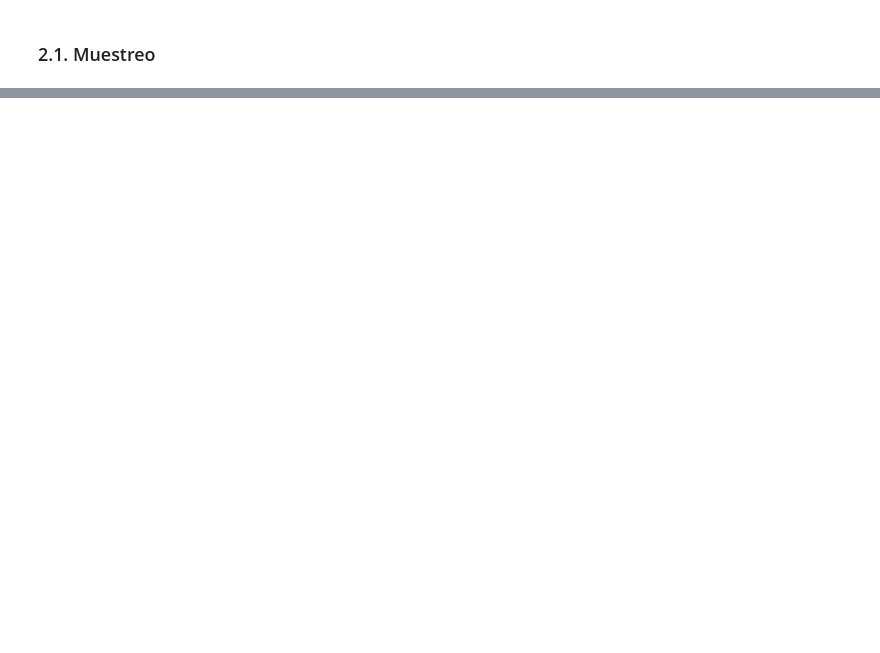
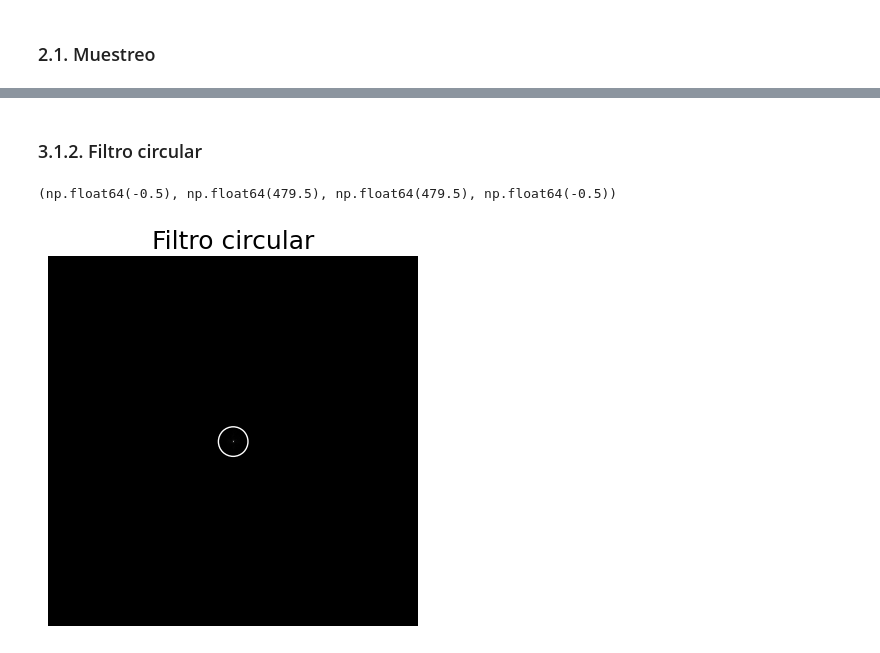
Before and after one commit to Miguel-Perdomo/fourier-optics, a Jupyter notebook: talleres/taller1/notebooks/taller01.ipynb, the cells around one changed output, grey strips where cells are left out. Cells and saved outputs as stored; diff of their text form; code cells hidden in the pictures; blank space fills up the shorter version.

```diff
--- a/talleres/taller1/notebooks/taller01.ipynb
+++ b/talleres/taller1/notebooks/taller01.ipynb
@@ -102,0 +159,62 @@ plt.axis("off")
+# %% [markdown]
+### 3.1.2. Filtro circular
+# %%
+def create_circle_mask(img: np.ndarray, sample_size: int) -> np.ndarray:
+  """
+  Creates a circular mask with side radius = height / sample * sample.
+
+  Parameters:
+    - img (np.darray): 2d array of the picture.
+    - sample_size (int): given sample size.
+
+  Returns:
+    - circle_mask (np.darray): 2d array with ones inside the
+    circle and zeros everywhere else.
+    - circle_coordinates (np.darray): array with the coordinates
+    of the center and length of the radius.
+
+  """
+  h, w = img.shape
+
+  center = ((w / 2), (h / 2))
+
+  radius = h / (sample * sample)
+
+  circular_mask = np.zeros_like(fourier_transform)
+  Y, X = np.indices((h, w))
+  mask = (np.abs(X - center[0]) <= radius) & (np.abs(Y - center[1]) <= radius)
+  circular_mask[mask] = 1
+
+
+  circle_coordinates = np.array([center[0], center[1], radius])
+
+  return circular_mask, circle_coordinates
+
+def create_circle_patch(coordinates: np.ndarray):
+  """
+  Creates a matplotlib Circle from square coordinates.
+  """
+  center_x, center_y, radius = coordinates
+
+  circle_patch = patches.Circle(
+    (center_x, center_y),
+    radius,
+    linewidth=1,
+    edgecolor='white',
+    facecolor='none'
+  )
+
+  return circle_patch
+
+circle_mask, circle_coordinates = create_circle_mask(img_sample, sample)
+filtered_data_circle = fourier_transform * circle_mask
+
+fig, ax = plt.subplots()
+plt.imshow(np.abs(filtered_data_circle), cmap = "gray")
+plt.title(f"Filtro circular")
+circle = create_circle_patch(circle_coordinates)
+ax.add_patch(circle)
+plt.axis("off")
+# %% [output]
+(np.float64(-0.5), np.float64(479.5), np.float64(479.5), np.float64(-0.5))
+[figure, added]
```
Also changed, not shown: parts of 17 cells of this notebook.
